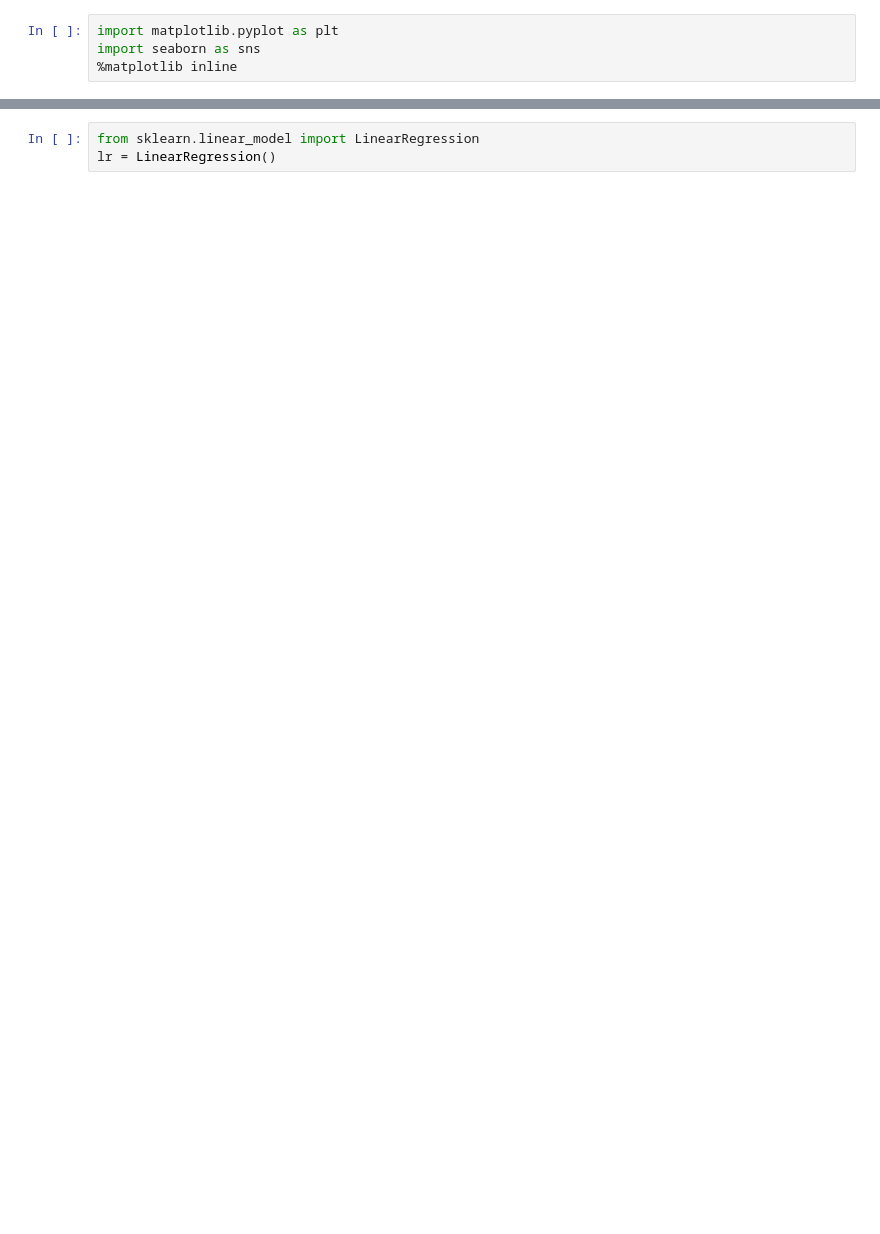
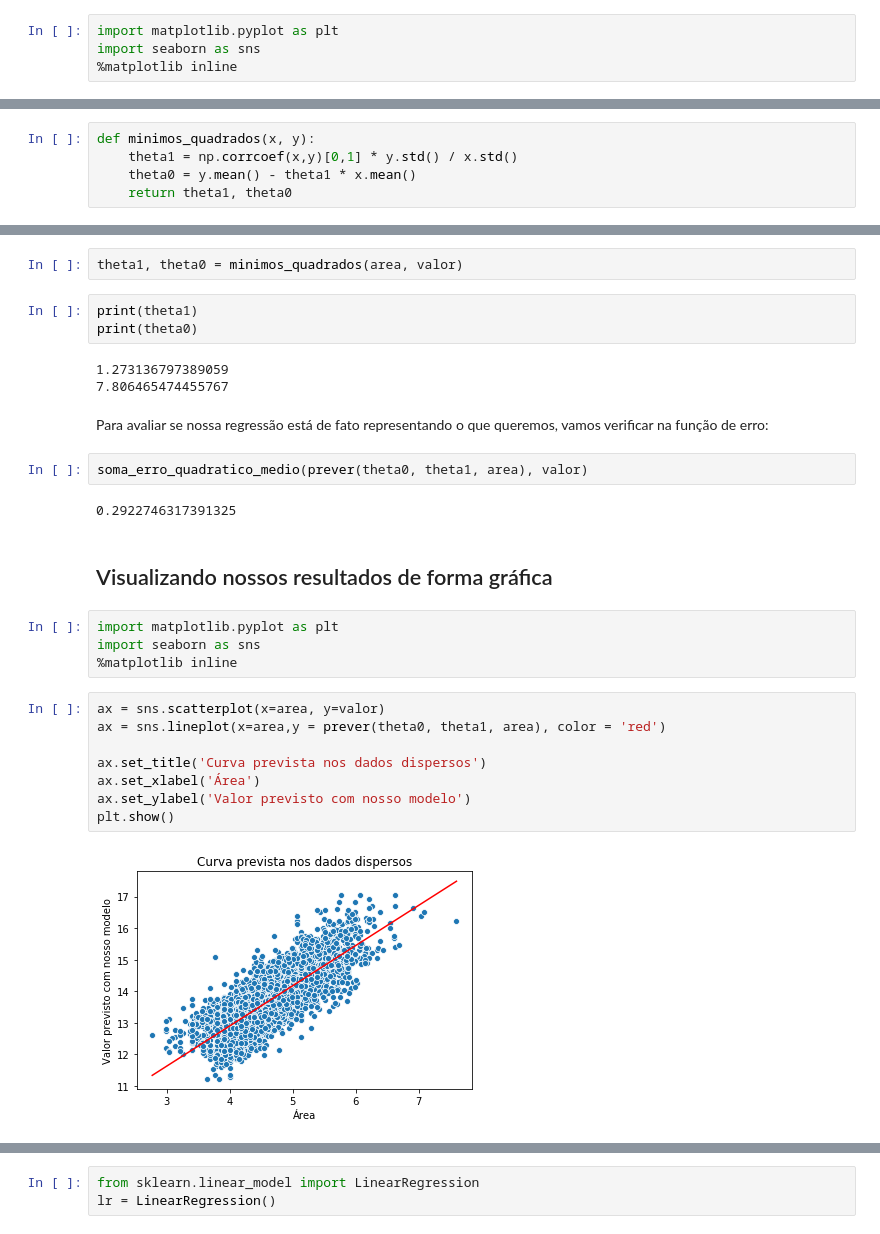
Before and after one commit to BrunoASNascimento/ml_study, a Jupyter notebook: linear regression/full_linear_regression.ipynb, the cells around one changed output, grey strips where cells are left out. Saved outputs shown, nothing was run; the diff lists cells and outputs as text; blank space fills up the shorter version.

```diff
--- a/linear regression/full_linear_regression.ipynb
+++ b/linear regression/full_linear_regression.ipynb
@@ -168,0 +93,5 @@ plt.show()
+# %%
+def minimos_quadrados(x, y):
+    theta1 = np.corrcoef(x,y)[0,1] * y.std() / x.std()
+    theta0 = y.mean() - theta1 * x.mean()
+    return theta1, theta0
@@ -168,0 +100,30 @@ plt.show()
+# %%
+theta1, theta0 = minimos_quadrados(area, valor)
+# %%
+print(theta1)
+print(theta0)
+# %% [output]
+1.273136797389059
+7.806465474455767
+# %% [markdown]
+Para avaliar se nossa regressão está de fato representando o que queremos, vamos verificar na função de erro:
+# %%
+soma_erro_quadratico_medio(prever(theta0, theta1, area), valor)
+# %% [output]
+0.2922746317391325
+# %% [markdown]
+## Visualizando nossos resultados de forma gráfica
+# %%
+import matplotlib.pyplot as plt
+import seaborn as sns
+%matplotlib inline
+# %%
+ax = sns.scatterplot(x=area, y=valor)
+ax = sns.lineplot(x=area,y = prever(theta0, theta1, area), color = 'red')
+
+ax.set_title('Curva prevista nos dados dispersos')
+ax.set_xlabel('Área')
+ax.set_ylabel('Valor previsto com nosso modelo')
+plt.show()
+# %% [output]
+[figure, added]
```
Also changed, not shown: parts of 87 cells of this notebook.
